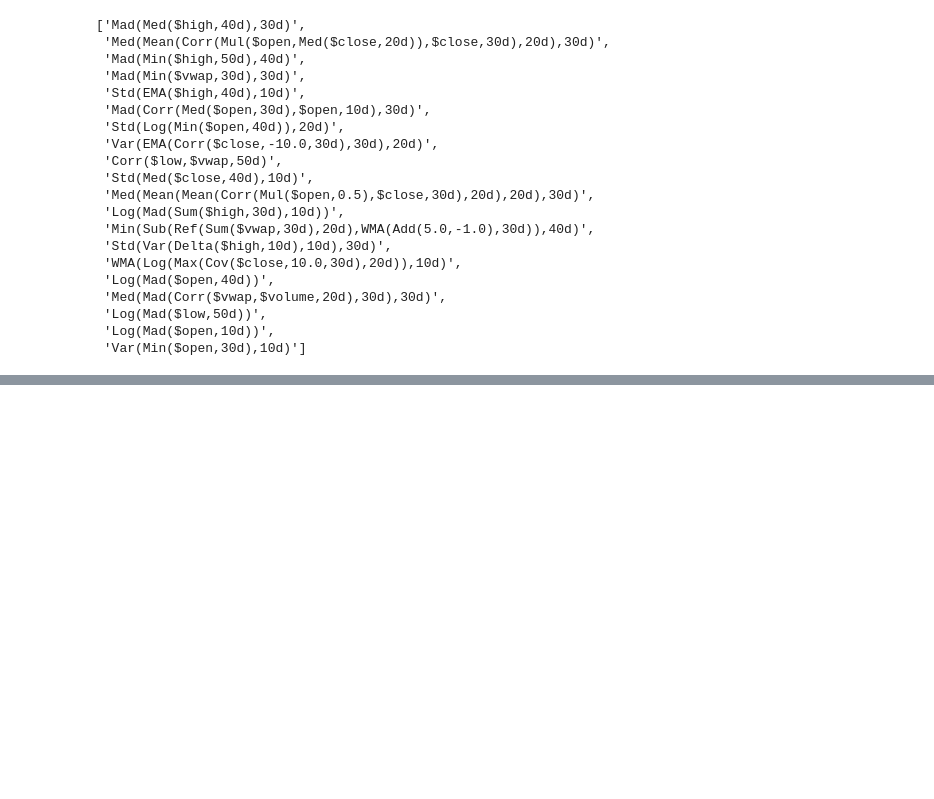
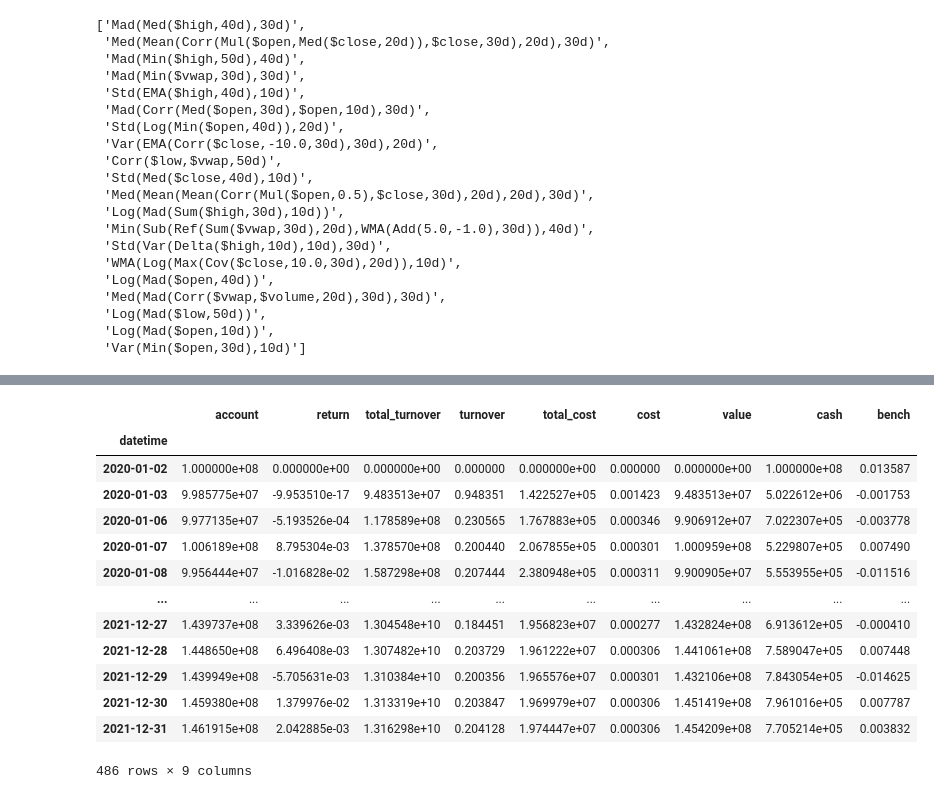
Before and after one commit to Ty-Wattana/alphadeepex, a Jupyter notebook: report.ipynb, the cells around one changed output, grey strips where cells are left out. Cells and saved outputs as stored; diff of their text form; code cells hidden in the pictures; blank space fills up the shorter version.

```diff
--- a/report.ipynb
+++ b/report.ipynb
@@ -289,8 +291,31 @@ report
 # %%
 import pickle
 
-file_path = 'out/backtests/50-5/boot/0-graph.pkl'
+file_path = f'out/backtests/{ex_num}/boot/0-graph.pkl'
 
 with open(file_path, 'rb') as file:
     chart = pickle.load(file)
 chart.show()
+# %%
+import pickle
+
+file_path = f'out/backtests/{ex_num}/boot/0-report.pkl'
+
+with open(file_path, 'rb') as file:
+    boot_report = pickle.load(file)
+boot_report
+# %% [output]
+|  | account | return | total_turnover | turnover | total_cost | cost | value | cash | bench |
+| datetime |  |  |  |  |  |  |  |  |  |
+| 2020-01-02 | 1.000000e+08 | 0.000000e+00 | 0.000000e+00 | 0.000000 | 0.000000e+00 | 0.000000 | 0.000000e+00 | 1.000000e+08 | 0.013587 |
+| 2020-01-03 | 9.985775e+07 | -9.953510e-17 | 9.483513e+07 | 0.948351 | 1.422527e+05 | 0.001423 | 9.483513e+07 | 5.022612e+06 | -0.001753 |
+| 2020-01-06 | 9.977135e+07 | -5.193526e-04 | 1.178589e+08 | 0.230565 | 1.767883e+05 | 0.000346 | 9.906912e+07 | 7.022307e+05 | -0.003778 |
+| 2020-01-07 | 1.006189e+08 | 8.795304e-03 | 1.378570e+08 | 0.200440 | 2.067855e+05 | 0.000301 | 1.000959e+08 | 5.229807e+05 | 0.007490 |
+| 2020-01-08 | 9.956444e+07 | -1.016828e-02 | 1.587298e+08 | 0.207444 | 2.380948e+05 | 0.000311 | 9.900905e+07 | 5.553955e+05 | -0.011516 |
+| ... | ... | ... | ... | ... | ... | ... | ... | ... | ... |
+| 2021-12-27 | 1.439737e+08 | 3.339626e-03 | 1.304548e+10 | 0.184451 | 1.956823e+07 | 0.000277 | 1.432824e+08 | 6.913612e+05 | -0.000410 |
+| 2021-12-28 | 1.448650e+08 | 6.496408e-03 | 1.307482e+10 | 0.203729 | 1.961222e+07 | 0.000306 | 1.441061e+08 | 7.589047e+05 | 0.007448 |
+| 2021-12-29 | 1.439949e+08 | -5.705631e-03 | 1.310384e+10 | 0.200356 | 1.965576e+07 | 0.000301 | 1.432106e+08 | 7.843054e+05 | -0.014625 |
+| 2021-12-30 | 1.459380e+08 | 1.379976e-02 | 1.313319e+10 | 0.203847 | 1.969979e+07 | 0.000306 | 1.451419e+08 | 7.961016e+05 | 0.007787 |
+| 2021-12-31 | 1.461915e+08 | 2.042885e-03 | 1.316298e+10 | 0.204128 | 1.974447e+07 | 0.000306 | 1.454209e+08 | 7.705214e+05 | 0.003832 |
+486 rows × 9 columns
```
Also changed, not shown: parts of 9 cells of this notebook, 1 other file.
